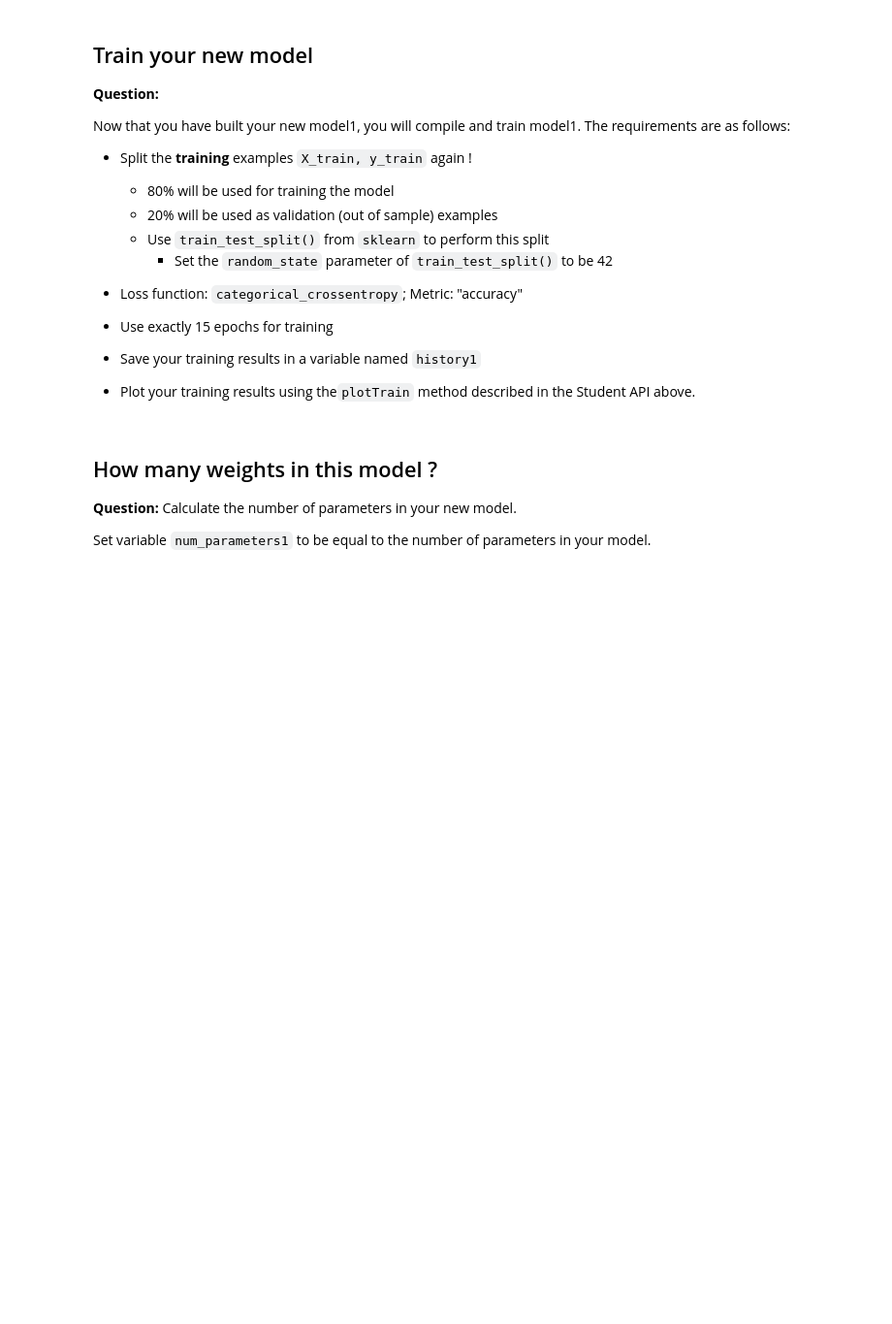
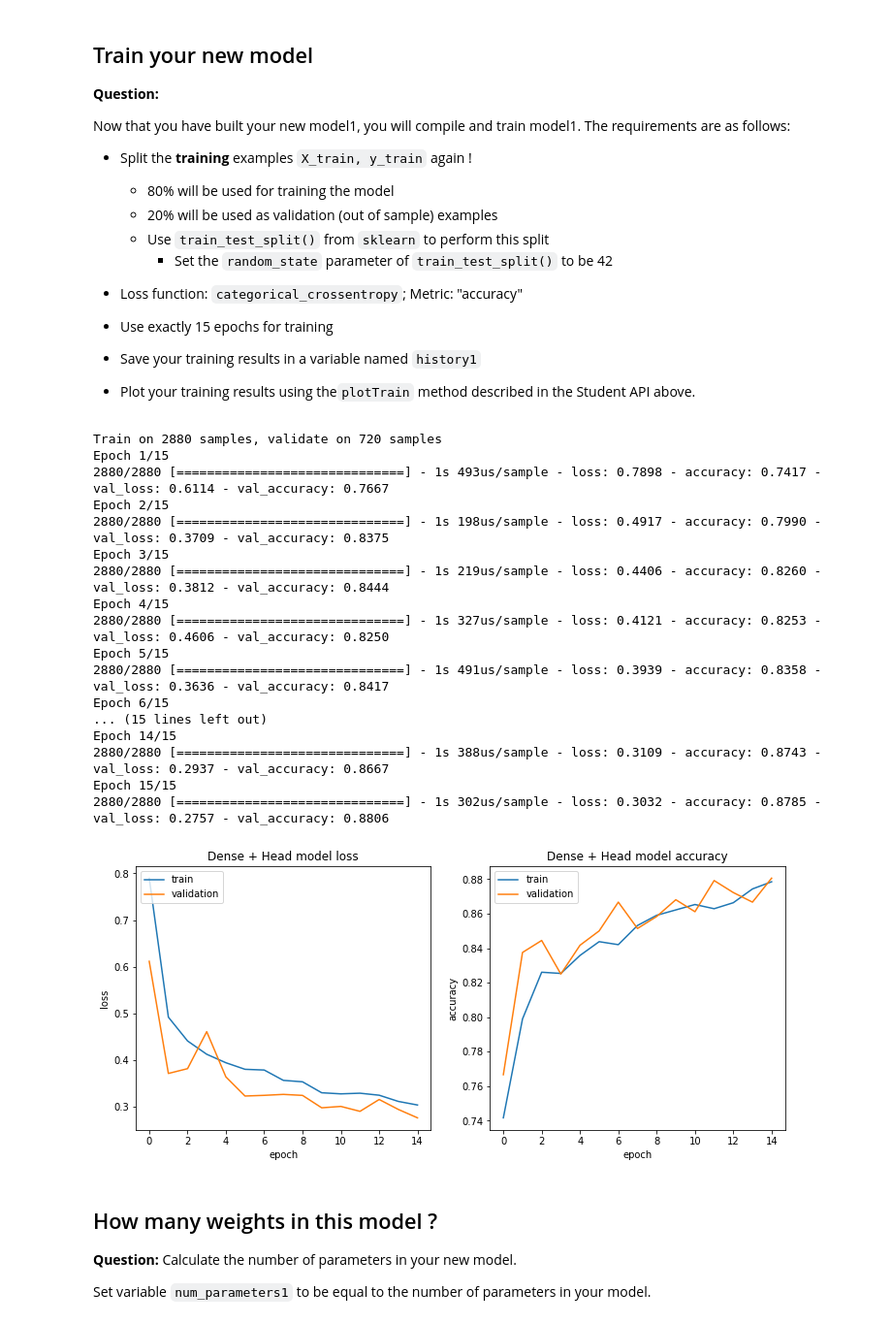
Before and after one commit to kenperry-public/ML_Fall_2020, a Jupyter notebook: assignments/keras_intro/Ships_in_satellite_images_P1.ipynb, the cells around one changed output. Shown at 97% size. Saved outputs shown, nothing was run; the diff lists cells and outputs as text; code cells hidden in the pictures; blank space fills up the shorter version.

```diff
--- a/assignments/keras_intro/Ships_in_satellite_images_P1.ipynb
+++ b/assignments/keras_intro/Ships_in_satellite_images_P1.ipynb
@@ -350,7 +429,15 @@ helper.saveModelNonPortable(model0, model_name0)
 # %%
 ## Restore the model (make sure that it works)
 
-model_loaded = helper.loadModel(model_name0)
+model_loss=None
+model_metrics=None
+
+### BEGIN SOLUTION
+model_loss=loss
+model_metrics=metrics
+### END SOLUTION
+
+model_loaded = helper.loadModel(model_name0, loss=model_loss, metrics=model_metrics)
 score_loaded = model_loaded.evaluate(X_test, y_test, verbose=0)
 
 assert score_loaded[0] == score0[0] and score_loaded[1] == score0[1]
@@ -384,0 +463,17 @@ model1.summary()
+# %%
+# Set model1 equal to a Keras Sequential model
+model1 = None
+num_features_1 = 32
+
+### BEGIN SOLUTION
+from tensorflow.keras.layers import Dropout
+
+model1 = Sequential()
+model1.add(Flatten(input_shape=(X.shape[1:])))
+model1.add(Dropout(0.2))
+model1.add(Dense(num_features_1, activation='relu', name='dense_1'))
+#model1.add(Dropout(0.25))
+model1.add(Dense(num_cases, activation=activation, name='dense_head'))
+### END SOLUTION
+
+model1.summary()
@@ -411,3 +519,31 @@ raise NotImplementedError()
+# %%
+# Train the model using the API
+model_name1 = "Dense + Head"
+
+### BEGIN SOLUTION
+model1.compile(loss=loss, metrics=['accuracy'])
+history1 = model1.fit(X_train_, y_train_, epochs=15, validation_data=(X_val_, y_val_))
+fig, axs = helper.plotTrain(history1, model_name1)
+### END SOLUTION
+# %% [output]
+Train on 2880 samples, validate on 720 samples
+Epoch 1/15
+2880/2880 [==============================] - 1s 493us/sample - loss: 0.7898 - accuracy: 0.7417 - val_loss: 0.6114 - val_accuracy: 0.7667
+Epoch 2/15
+2880/2880 [==============================] - 1s 198us/sample - loss: 0.4917 - accuracy: 0.7990 - val_loss: 0.3709 - val_accuracy: 0.8375
+Epoch 3/15
+2880/2880 [==============================] - 1s 219us/sample - loss: 0.4406 - accuracy: 0.8260 - val_loss: 0.3812 - val_accuracy: 0.8444
+Epoch 4/15
+2880/2880 [==============================] - 1s 327us/sample - loss: 0.4121 - accuracy: 0.8253 - val_loss: 0.4606 - val_accuracy: 0.8250
+Epoch 5/15
+2880/2880 [==============================] - 1s 491us/sample - loss: 0.3939 - accuracy: 0.8358 - val_loss: 0.3636 - val_accuracy: 0.8417
+Epoch 6/15
+... (15 lines left out)
+Epoch 14/15
+2880/2880 [==============================] - 1s 388us/sample - loss: 0.3109 - accuracy: 0.8743 - val_loss: 0.2937 - val_accuracy: 0.8667
+Epoch 15/15
+2880/2880 [==============================] - 1s 302us/sample - loss: 0.3032 - accuracy: 0.8785 - val_loss: 0.2757 - val_accuracy: 0.8806
+[figure, added]
 # %% [markdown]
 ## How many weights in this model ?
 
```
Also changed, not shown: parts of 27 cells of this notebook, 2 other files.
